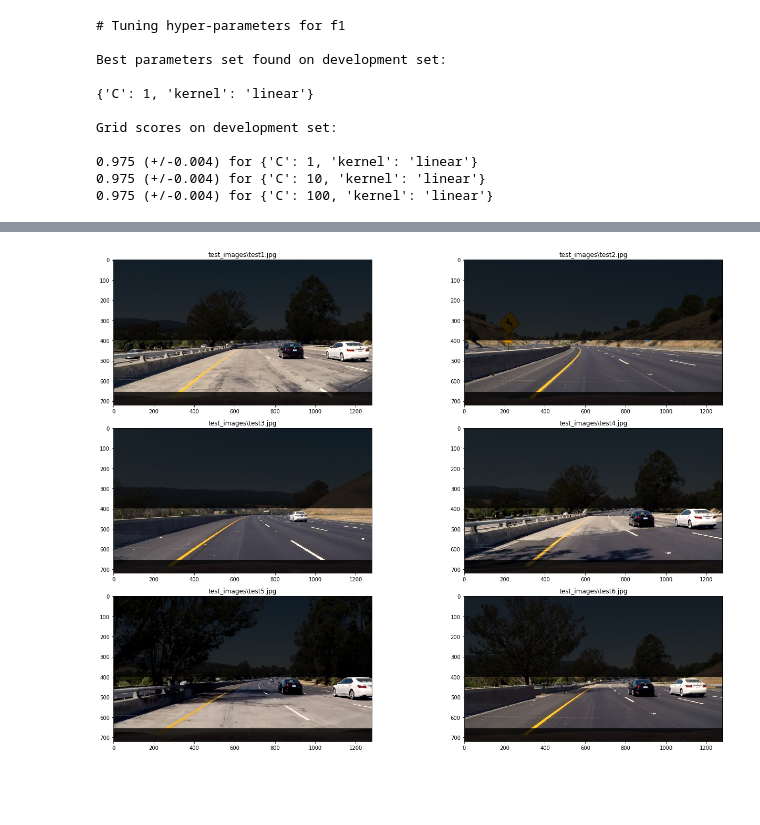
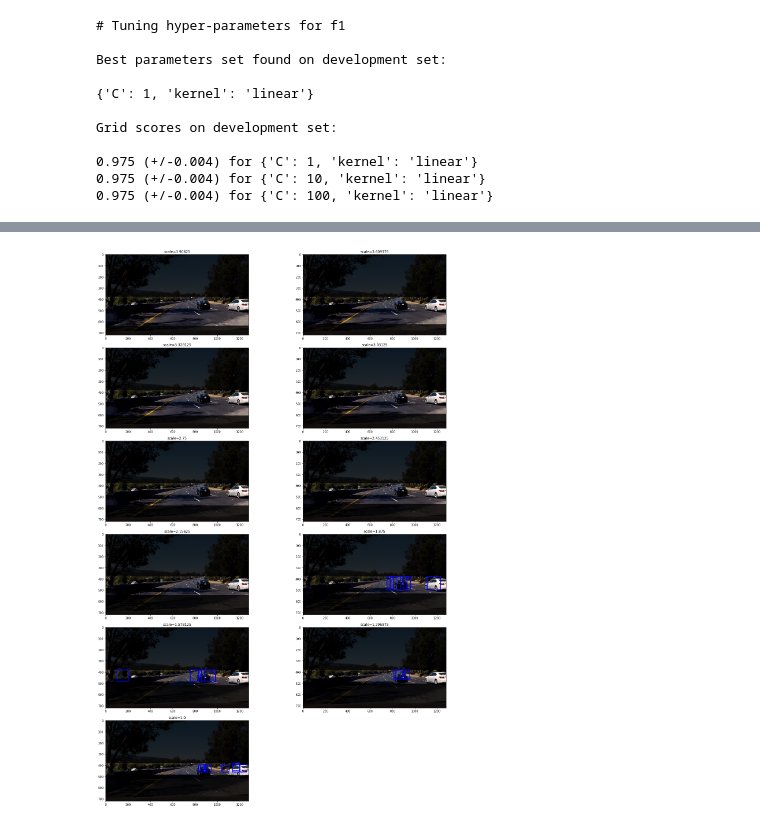
Before and after one commit to badinbed/CarND-Vehicle-Detection, a Jupyter notebook: vehicle_detection.ipynb, the cells around one changed output, grey strips where cells are left out. Saved outputs shown, nothing was run; the diff lists cells and outputs as text; code cells hidden in the pictures; blank space fills up the shorter version.

Commit message:
closing in on test images

```diff
--- a/vehicle_detection.ipynb
+++ b/vehicle_detection.ipynb
@@ -29,7 +29,7 @@ def plot_image_array(images, titles = [], ncols = 2, nrows = -1, fig_width = 20,
         else:
             imgplot = plt.imshow(cv2.cvtColor(img, cv2.COLOR_BGR2RGB))
             imgplot = plt.imshow(img)
-        if(len(titles) >= idx):
+        if(len(titles) > idx):
             a.set_title(titles[idx])
     fig.tight_layout()
 
@@ -306,4 +247,0 @@ SVC accuracy on training set: 1.0
-# %%
-x = next(cv.split(data['features'], data['labels'], groups=data['groups']))
-for i in x:
-    print(i)
@@ -313,3 +303,5 @@ for i in x:
+# %%
+data = pickle.load(open("model.p", "rb"))
 # %%
 from sklearn.model_selection import GroupKFold
 
@@ -443,6 +435,7 @@ def add_heat(heatmap, bbox_list):
     return heatmap# Iterate through list of bboxes
 
 def apply_threshold(heatmap, threshold):
+    heat_map = np.zeroes()
     # Zero out pixels below the threshold
     heatmap[heatmap <= threshold] = 0
     # Return thresholded map
@@ -464,15 +457,7 @@ def draw_labeled_bboxes(img, labels):
     return img
 
 # Define a single function that can extract features using hog sub-sampling and make predictions
-def find_cars(img, ystart, ystop, scale, svc, X_scaler, feature_params, mask_search_space = False):
-    draw_img = np.copy(img)
-
-    if mask_search_space:
-        overlay = np.copy(img)
-        overlay[:ystart-1, ] = 0
-        overlay[ystop:, ] = 0
-        alpha = 0.8
-        cv2.addWeighted(overlay, alpha, draw_img, 1 - alpha, 0, draw_img)
+def find_cars(img, ystart, ystop, scale, svc, X_scaler, feature_params):
 
     img_tosearch = img[ystart:ystop,:,:]
     if scale != 1:
@@ -501,6 +486,7 @@ def find_cars(img, ystart, ystop, scale, svc, X_scaler, feature_params, mask_sea
                            feature_params['hog_channels'],
                            feature_vec=False)
 
+    windows = []
     for xb in range(nxsteps):
         for yb in range(nysteps):
             ypos = yb*cells_per_step
@@ -535,13 +521,54 @@ def find_cars(img, ystart, ystop, scale, svc, X_scaler, feature_params, mask_sea
                 xbox_left = np.int(xleft*scale)
                 ytop_draw = np.int(ytop*scale)
                 win_draw = np.int(window*scale)
-                cv2.rectangle(draw_img,(xbox_left, ytop_draw+ystart),(xbox_left+win_draw,ytop_draw+win_draw+ystart),(0,0,255),6)
-            else:
-                cv2.imwrite("output_images/negative_({} , {})-({}, {}).jpg".format(xleft, ytop, xleft+64, ytop+64), cv2.cvtColor(subimg, cv2.COLOR_RGB2BGR))
+                windows.append([(xbox_left, ytop_draw+ystart), (xbox_left+win_draw,ytop_draw+win_draw+ystart)])
 
-    return draw_img
+    return windows
 
-def create_heat_map(img, ):
+def multi_scale_car_search(img,
+                           svc,
+                           X_scaler,
+                           feature_params,
+                           search_area=(380, 660),
+                           target_size=64,
+                           win_range=(64, 250),
+                           num_steps=10,
+                           yslope = 0.8,
+                           result_type = 'heat_map'):
+
+    yrange = search_area[1] - search_area[0]
+    step_size = (win_range[1] - win_range[0]) / num_steps
+
+        if result_type == 'heat_map':
+            heat_map = np.zeros(img.shape[:2], dtype=np.int32)
+        else:
+            draw_img = np.copy(img)
+    out = []
+    out_n = []
+    for i in range(num_steps + 1):
+
+        w_height = win_range[1] - round(step_size*i)
+        scale = w_height / target_size
+        ystart = search_area[0]
+        ystop = search_area[1] - round(yslope * (yrange - w_height))
+
+        if result_type == 'multi_window':
+            overlay = np.copy(img)
+            overlay[:ystart-1, ] = 0
+            overlay[ystop:, ] = 0
+            alpha = 0.8
+            cv2.addWeighted(overlay, alpha, draw_img, 1 - alpha, 0, draw_img)
+
+        windows = find_cars(img, ystart, ystop, scale, svc, X_scaler, feature_params)
+        for w in windows:
+            cv2.rectangle(draw_img, w[0], w[1], (0,0,255), 5)
+
+        out.append(draw_img)
+        out_n.append("scale={}".format(scale))
+
+    return out, out_n
+
+
 
 
 
@@ -554,13 +581,23 @@ for idx, fname in enumerate(image_files):
 
 ystart = 400 #380
 ystop = 656 #660
-scale = 4
+scale = 1.5
+
 
 test_hog = []
-for i in range(len(test)):
-    out_img = find_cars(test[i], ystart, ystop, scale, data['svc'], data['scaler'], data['params'], mask_search_space=True)
-    test_hog.append(out_img)
-plot_image_array(test_hog, test_n, ncols=2)
+test_hog_n = []
+for i in range(1):
+    o, on =  multi_scale_car_search(test[7], data['svc'], data['scaler'], data['params'],
+                           search_area=(380, 660),
+                           target_size=64,
+                           win_range=(64, 250),
+                           num_steps=10,
+                           mask_search_space = True)
+
+    test_hog += o
+    test_hog_n += on
+
+plot_image_array(test_hog, test_hog_n, ncols=2)
 
 #plt.imshow(out_img)
 # %% [output]
@@ -569 +604 @@ C:\ProgramData\Miniconda3\envs\carnd-term1\lib\site-packages\skimage\feature\_ho
-[figure, old version]
+[figure, new version]
```
Also changed, not shown: parts of 5 cells of this notebook.
